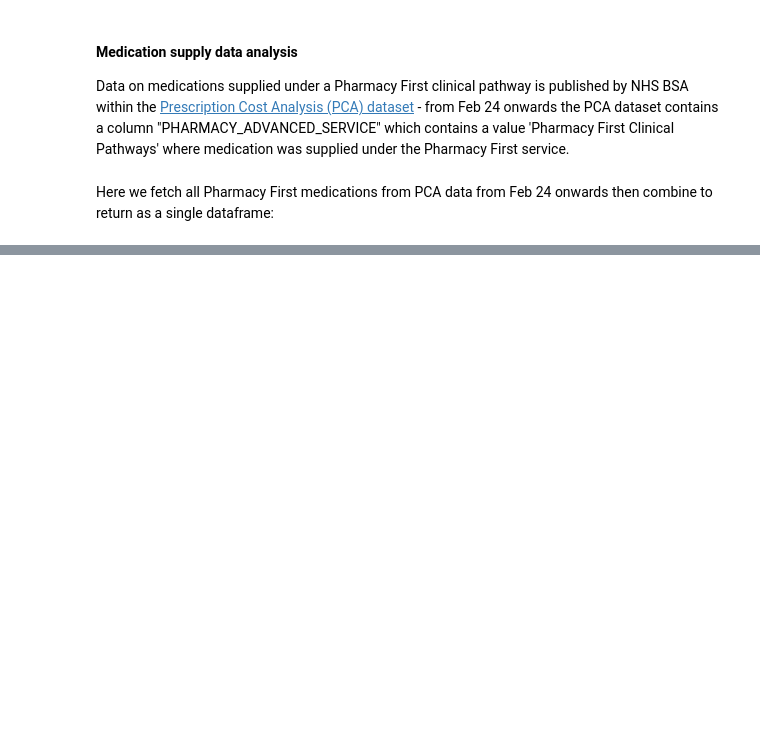
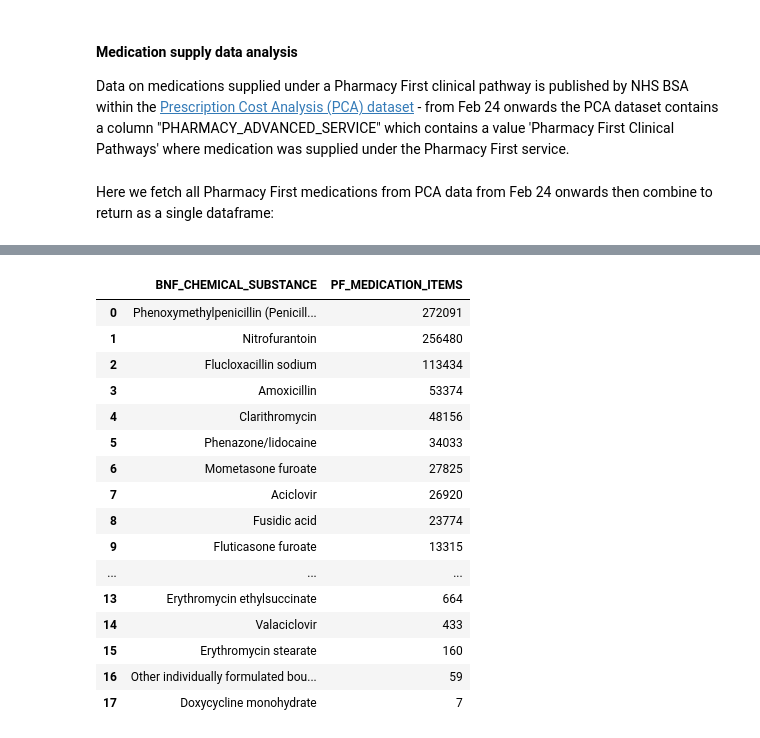
Before and after one commit to chrisjwood16/pharmacy-first-open-data, a Jupyter notebook: notebooks/data_analysis_new.ipynb, the cells around one changed output, grey strips where cells are left out. Cells and saved outputs as stored; diff of their text form; code cells hidden in the pictures; blank space fills up the shorter version.

```diff
--- a/notebooks/data_analysis_new.ipynb
+++ b/notebooks/data_analysis_new.ipynb
@@ -107,3 +109,8 @@ contractor_df_regional
 Data on medications supplied under a Pharmacy First clinical pathway is published by NHS BSA within the [Prescription Cost Analysis (PCA) dataset](https://opendata.nhsbsa.net/dataset/prescription-cost-analysis-pca-monthly-data) - from Feb 24 onwards the PCA dataset contains a column "PHARMACY_ADVANCED_SERVICE" which contains a value 'Pharmacy First Clinical Pathways' where medication was supplied under the Pharmacy First service.
 # %% [markdown]
 Here we fetch all Pharmacy First medications from PCA data from Feb 24 onwards then combine to return as a single dataframe:
+# %%
+pca_df = pca_data_fetcher.fetch_pca_data()
+
+# Rename the ITEMS column to PF_MEDICATION_ITEMS
+pca_df.rename(columns={'ITEMS': 'PF_MEDICATION_ITEMS'}, inplace=True)
@@ -109,0 +149,25 @@ Here we fetch all Pharmacy First medications from PCA data from Feb 24 onwards t
+# %%
+#Split by BNF_CHEMICAL_SUBSTANCE
+chem_substance = pca_df[["BNF_CHEMICAL_SUBSTANCE", "PF_MEDICATION_ITEMS"]]
+# Summing the ITEMS column, grouping by BNF_CHEMICAL_SUBSTANCE
+grouped_sum = chem_substance.groupby("BNF_CHEMICAL_SUBSTANCE")["PF_MEDICATION_ITEMS"].sum().reset_index()
+grouped_sum_desc = grouped_sum.sort_values(by="PF_MEDICATION_ITEMS", ascending=False).reset_index(drop=True)
+grouped_sum_desc
+# %% [output]
+|  | BNF_CHEMICAL_SUBSTANCE | PF_MEDICATION_ITEMS |
+| 0 | Phenoxymethylpenicillin (Penicill... | 272091 |
+| 1 | Nitrofurantoin | 256480 |
+| 2 | Flucloxacillin sodium | 113434 |
+| 3 | Amoxicillin | 53374 |
+| 4 | Clarithromycin | 48156 |
+| 5 | Phenazone/lidocaine | 34033 |
+| 6 | Mometasone furoate | 27825 |
+| 7 | Aciclovir | 26920 |
+| 8 | Fusidic acid | 23774 |
+| 9 | Fluticasone furoate | 13315 |
+| ... | ... | ... |
+| 13 | Erythromycin ethylsuccinate | 664 |
+| 14 | Valaciclovir | 433 |
+| 15 | Erythromycin stearate | 160 |
+| 16 | Other individually formulated bou... | 59 |
+| 17 | Doxycycline monohydrate | 7 |
```
Also changed, not shown: parts of 8 cells of this notebook, 1 other file.
